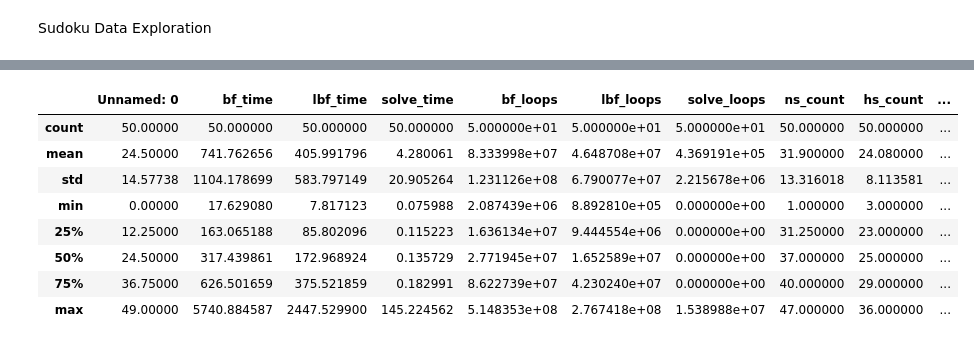
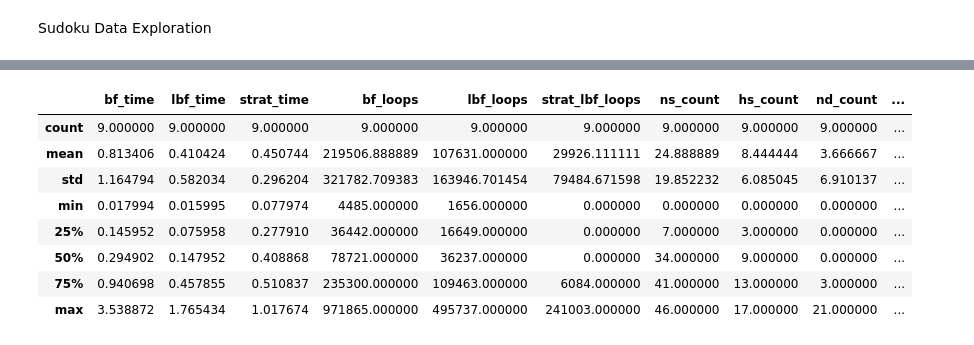
Before and after one commit to evan-freeman/games, a Jupyter notebook: sudoku/Sudoku Data Exploration.ipynb, the cells around one changed output, grey strips where cells are left out. Cells and saved outputs as stored; diff of their text form; code cells hidden in the pictures.

```diff
--- a/sudoku/Sudoku Data Exploration.ipynb
+++ b/sudoku/Sudoku Data Exploration.ipynb
@@ -6,4 +6,5 @@ import pandas as pd
 import seaborn as sns
 # %%
 filepath = r'D:/code/github/games/sudoku/benchmarks/'
-minclue_df = pd.read_csv(f'{filepath}minclue_results_50.csv')
+freeman_df = pd.read_csv(f'{filepath}freeman_results.csv')
+hardest_df = pd.read_csv(f'{filepath}hardest_results.csv')
@@ -30,15 +24,15 @@ minclue_df
 # %%
-minclue_df.describe()
+freeman_df.describe()
 # %% [output]
-|  | Unnamed: 0 | bf_time | lbf_time | solve_time | bf_loops | lbf_loops | solve_loops | ns_count | hs_count | ... |
-| count | 50.00000 | 50.000000 | 50.000000 | 50.000000 | 5.000000e+01 | 5.000000e+01 | 5.000000e+01 | 50.000000 | 50.000000 | ... |
-| mean | 24.50000 | 741.762656 | 405.991796 | 4.280061 | 8.333998e+07 | 4.648708e+07 | 4.369191e+05 | 31.900000 | 24.080000 | ... |
-| std | 14.57738 | 1104.178699 | 583.797149 | 20.905264 | 1.231126e+08 | 6.790077e+07 | 2.215678e+06 | 13.316018 | 8.113581 | ... |
-| min | 0.00000 | 17.629080 | 7.817123 | 0.075988 | 2.087439e+06 | 8.892810e+05 | 0.000000e+00 | 1.000000 | 3.000000 | ... |
-| 25% | 12.25000 | 163.065188 | 85.802096 | 0.115223 | 1.636134e+07 | 9.444554e+06 | 0.000000e+00 | 31.250000 | 23.000000 | ... |
-| 50% | 24.50000 | 317.439861 | 172.968924 | 0.135729 | 2.771945e+07 | 1.652589e+07 | 0.000000e+00 | 37.000000 | 25.000000 | ... |
-| 75% | 36.75000 | 626.501659 | 375.521859 | 0.182991 | 8.622739e+07 | 4.230240e+07 | 0.000000e+00 | 40.000000 | 29.000000 | ... |
-| max | 49.00000 | 5740.884587 | 2447.529900 | 145.224562 | 5.148353e+08 | 2.767418e+08 | 1.538988e+07 | 47.000000 | 36.000000 | ... |
+|  | bf_time | lbf_time | strat_time | bf_loops | lbf_loops | strat_lbf_loops | ns_count | hs_count | nd_count | ... |
+| count | 9.000000 | 9.000000 | 9.000000 | 9.000000 | 9.000000 | 9.000000 | 9.000000 | 9.000000 | 9.000000 | ... |
+| mean | 0.813406 | 0.410424 | 0.450744 | 219506.888889 | 107631.000000 | 29926.111111 | 24.888889 | 8.444444 | 3.666667 | ... |
+| std | 1.164794 | 0.582034 | 0.296204 | 321782.709383 | 163946.701454 | 79484.671598 | 19.852232 | 6.085045 | 6.910137 | ... |
+| min | 0.017994 | 0.015995 | 0.077974 | 4485.000000 | 1656.000000 | 0.000000 | 0.000000 | 0.000000 | 0.000000 | ... |
+| 25% | 0.145952 | 0.075958 | 0.277910 | 36442.000000 | 16649.000000 | 0.000000 | 7.000000 | 3.000000 | 0.000000 | ... |
+| 50% | 0.294902 | 0.147952 | 0.408868 | 78721.000000 | 36237.000000 | 0.000000 | 34.000000 | 9.000000 | 0.000000 | ... |
+| 75% | 0.940698 | 0.457855 | 0.510837 | 235300.000000 | 109463.000000 | 6084.000000 | 41.000000 | 13.000000 | 3.000000 | ... |
+| max | 3.538872 | 1.765434 | 1.017674 | 971865.000000 | 495737.000000 | 241003.000000 | 46.000000 | 17.000000 | 21.000000 | ... |
 # %%
 # sns.distplot()
 # %%
```
Also changed, not shown: parts of 9 cells of this notebook, 3 other files.
